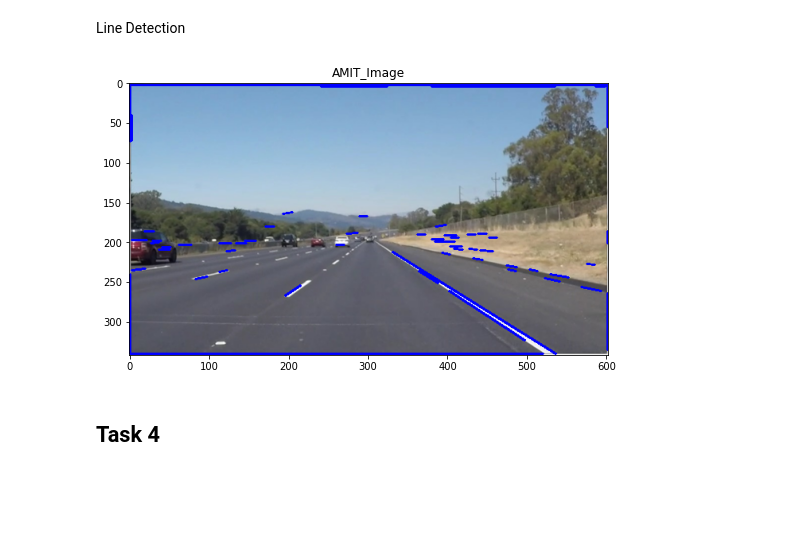
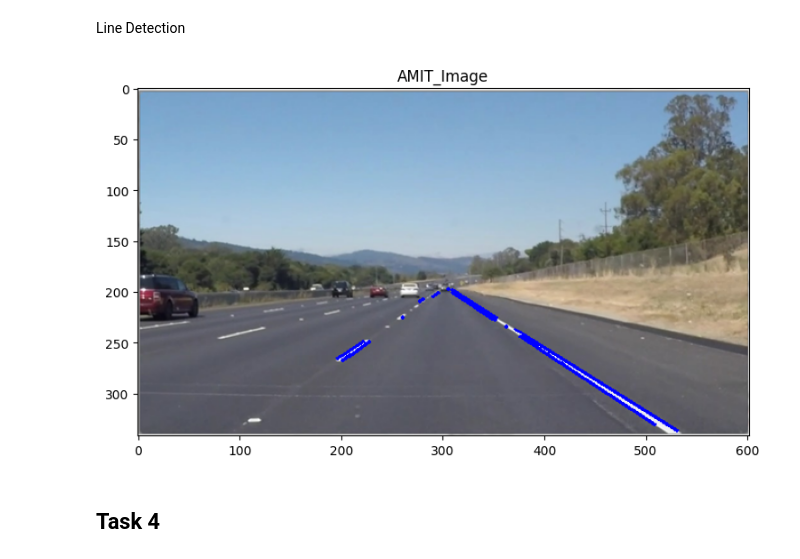
Before and after one commit to YehiaEhab16/AMIT_Projects_Machine_Learning, a Jupyter notebook: Computer Vision/Assignment 13/Edge_Detection.ipynb, the cells around one changed output. Cells and saved outputs as stored; diff of their text form; code cells hidden in the pictures; blank space fills up the shorter version.

```diff
--- a/Computer Vision/Assignment 13/Edge_Detection.ipynb
+++ b/Computer Vision/Assignment 13/Edge_Detection.ipynb
@@ -70,7 +70,7 @@ class AMIT_Image:
       self.img_gray=None
     return self.img_gray
 
-  def Adaptive_Ther(self,img=None,value1=19,value2=3):
+  def Adaptive_Ther(self,img=None,param1=19,param2=3):
     if img is None:
       if self.img_gray is None:
         try:
@@ -81,7 +81,7 @@ class AMIT_Image:
       else:
         img=self.img_gray
     try:
-      binary_image = cv2.adaptiveThreshold(img, 255, cv2.BORDER_REPLICATE, cv2.ADAPTIVE_THRESH_MEAN_C,value1,value2)
+      binary_image = cv2.adaptiveThreshold(img, 255, cv2.BORDER_REPLICATE, cv2.ADAPTIVE_THRESH_MEAN_C,param1,param2)
       self.img_adapt=binary_image
       self.img=self.img_adapt
     except:
@@ -145,20 +145,28 @@ Line Detection
 # %%
 Image2 = AMIT_Image()
 lane = Image2.load('Lane.png')
 
 laneGray = Image2.RGB_Gray()
-can   =  cv2.Canny(laneGray,10,127)
-lines =  cv2.HoughLinesP(can,1,np.pi/180,100,100,10)
+laneBlur = cv2.GaussianBlur(laneGray,(5,5),0)
+edges   =  cv2.Canny(laneBlur,50,100)
 
-len(lines)
+# Reigon of interset
+height, width = laneGray.shape
+triangle = np.array([[(100, height-5), (300, 180), (width, height-5)]])
+
+mask = np.zeros_like(edges)
+mask = cv2.fillPoly(mask, triangle, 255)
+mask = cv2.bitwise_and(edges, mask)
+
+lines =  cv2.HoughLinesP(mask,1,np.pi/180,40)#,100,10)
 
 for i in range (len(lines)):
     for x1,y1,x2,y2 in lines[i]:
         cv2.line(lane , (x1,y1),(x2,y2),(0,0,255),2)
 
 Image2.display(lane)
 # %% [output]
-[figure, old version]
+[figure, new version]
 # %% [markdown]
 ## Task 4
 # %% [markdown]
```
Also changed, not shown: parts of 1 cell of this notebook, 3 other files.
